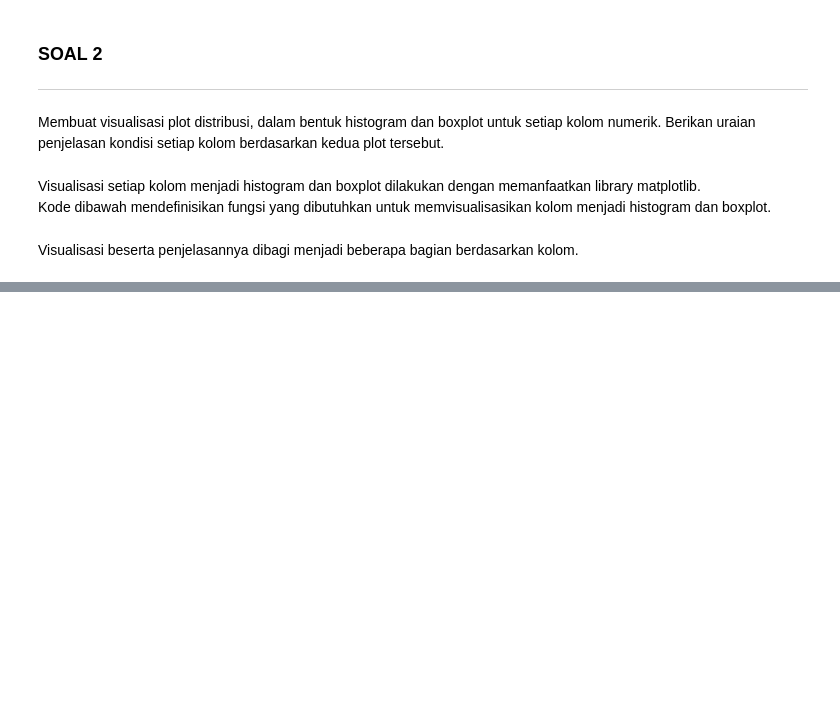
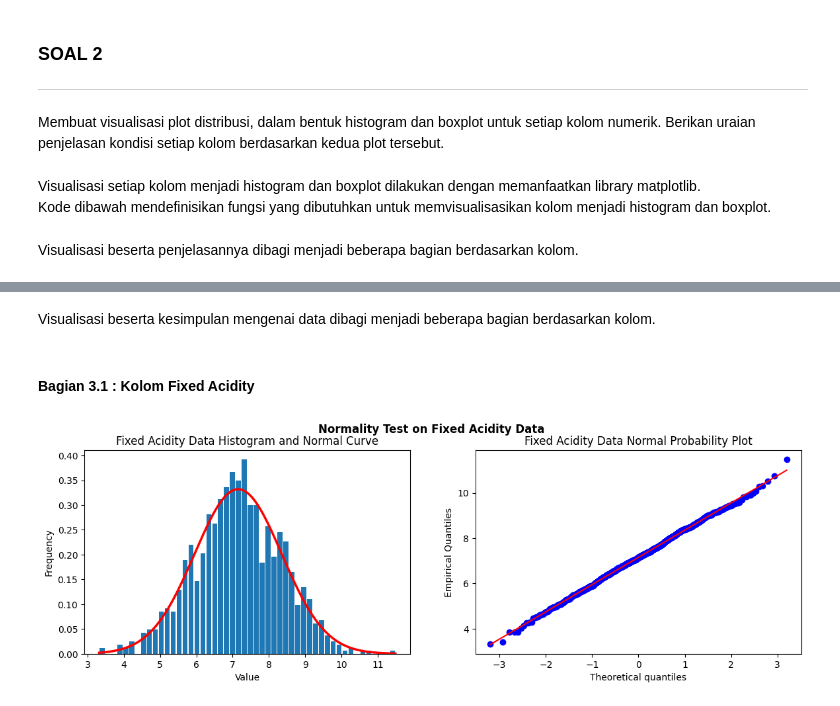
Before and after one commit to AustinPardosi/Tubes_Probstat, a Jupyter notebook: Tubes.ipynb, the cells around one changed output, grey strips where cells are left out. Cells and saved outputs as stored; diff of their text form; code cells hidden in the pictures; blank space fills up the shorter version.

```diff
--- a/Tubes.ipynb
+++ b/Tubes.ipynb
@@ -202,0 +226,28 @@ vizualizePlot("Quality")
+# %%
+# Fungsi untuk menghasilkan visualisasi yang dibutuhkan untuk melakukan tes normalitas data
+def normalityTest(column):
+    fig, axes = plt.subplots(1, 2, figsize = (14, 4))
+    fig.suptitle("Normality Test on " + column + " Data", weight = 'bold')
+
+    if (column == "Quality"):
+        data[column].plot(kind = 'hist', bins = 6, rwidth = 0.85, density = True, ax = axes[0])
+    else:
+        data[column].plot(kind = 'hist', bins = 50, rwidth = 0.85, density = True, ax = axes[0])
+
+    range = np.arange(data[column].min(), data[column].max(), 0.001)
+    axes[0].plot(range, stats.norm.pdf(range, data[column].mean(), data[column].std()), linewidth = 2.5, color = 'red')
+    axes[0].set_title(column + " Data Histogram and Normal Curve")
+    axes[0].set_xlabel("Value")
+
+    stats.probplot(data[column], plot = axes[1])
+    axes[1].set_title(column + " Data Normal Probability Plot")
+    axes[1].set_ylabel("Empirical Quantiles")
+# %% [markdown]
+Visualisasi beserta kesimpulan mengenai data dibagi menjadi beberapa bagian berdasarkan kolom.
+# %% [markdown]
+#### Bagian 3.1 : Kolom Fixed Acidity
+# %%
+# Tes Normalitas Kolom Fixed Acidity
+normalityTest('Fixed Acidity')
+# %% [output]
+[figure, added]
```
Also changed, not shown: parts of 62 cells of this notebook.
